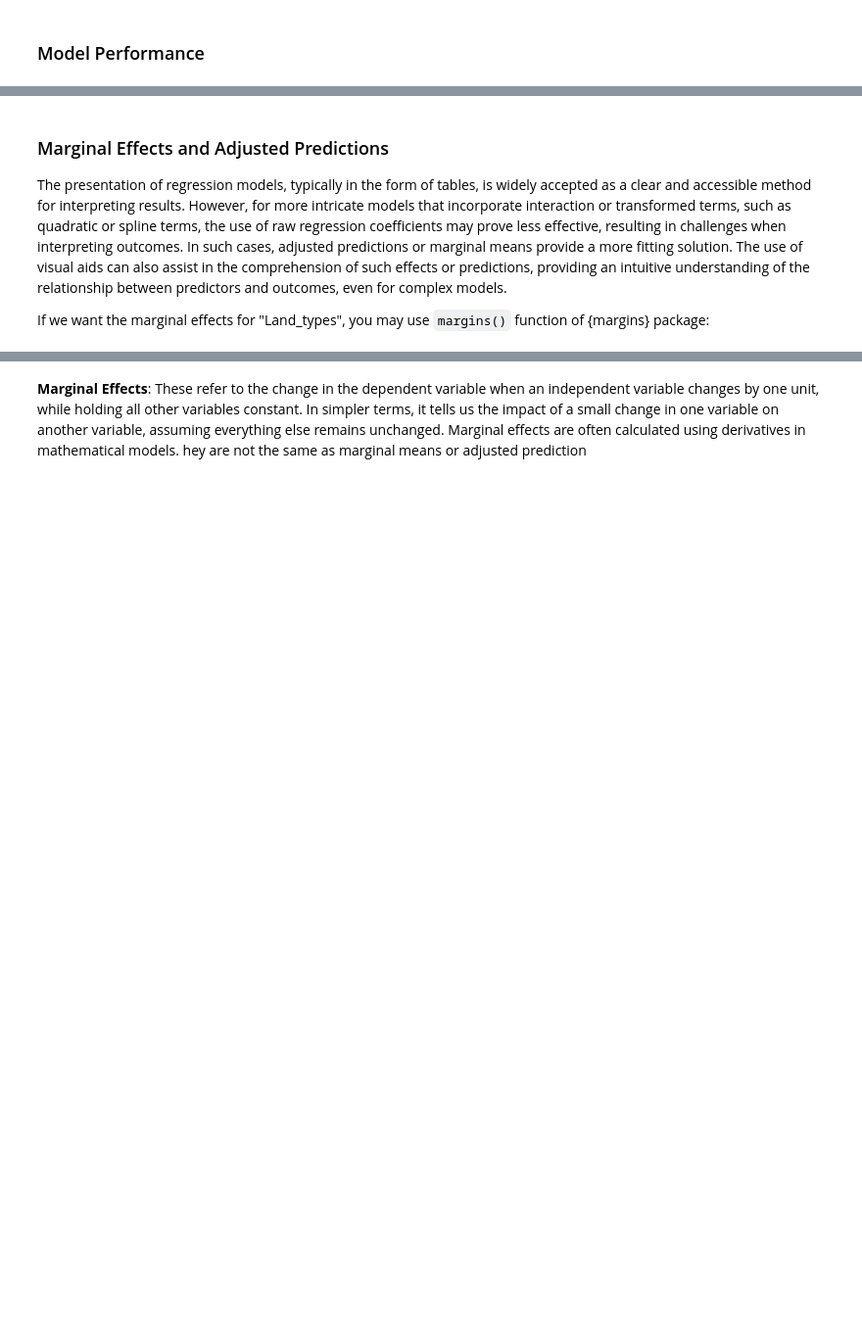
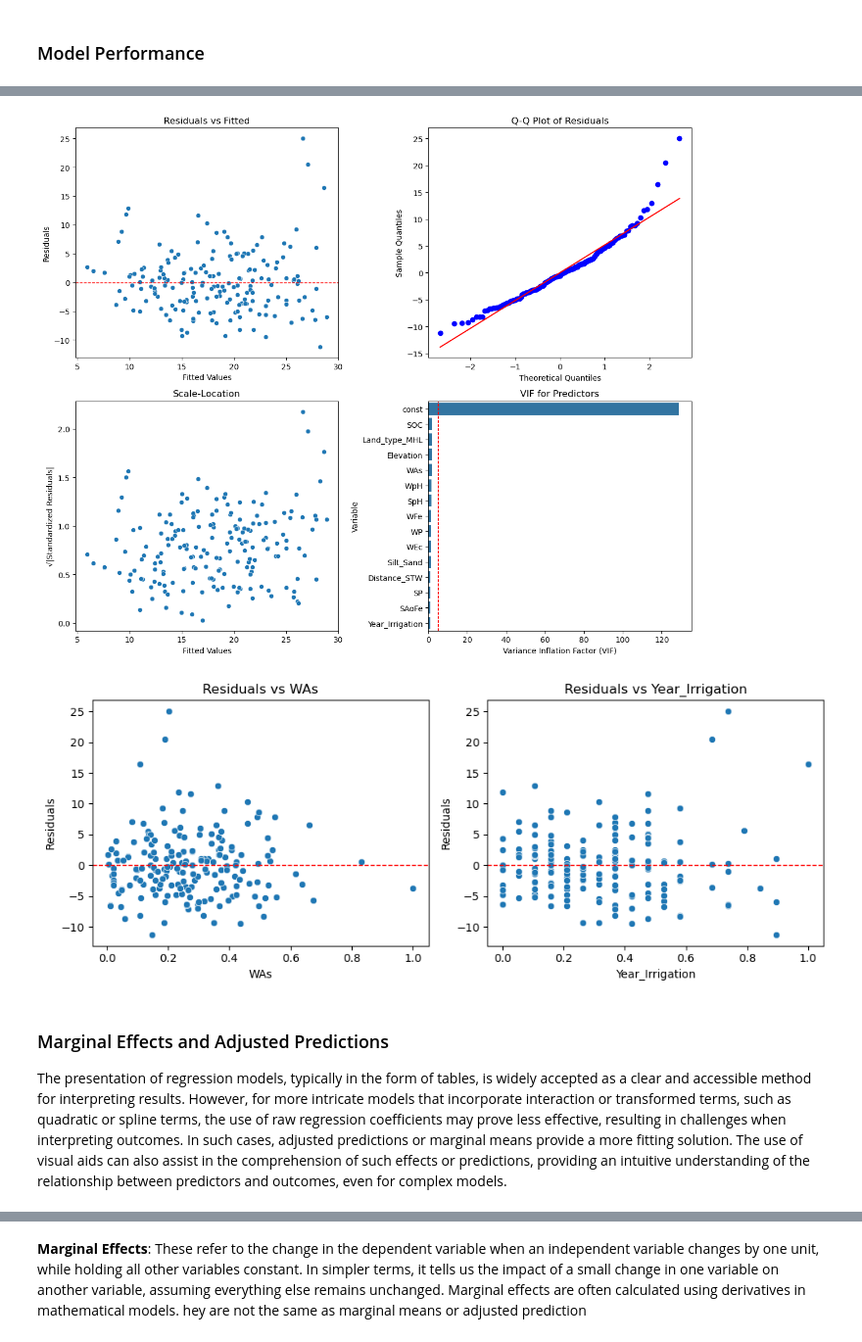
Before and after one commit to zia207/python-colab, a Jupyter notebook: NoteBook/Advance_Regression/01_Generalized_Linear_Models/02-01-01-glm-regression-python.ipynb, the cells around one changed output, grey strips where cells are left out. Shown at 98% size. Cells and saved outputs as stored; diff of their text form; code cells hidden in the pictures; blank space fills up the shorter version.

```diff
--- a/NoteBook/Advance_Regression/01_Generalized_Linear_Models/02-01-01-glm-regression-python.ipynb
+++ b/NoteBook/Advance_Regression/01_Generalized_Linear_Models/02-01-01-glm-regression-python.ipynb
@@ -754,6 +693,73 @@ Estimated dispersion parameter = 25.04
+# %%
+import pandas as pd
+import numpy as np
+import statsmodels.api as sm
+import matplotlib.pyplot as plt
+import seaborn as sns
+from statsmodels.stats.outliers_influence import variance_inflation_factor
+from scipy import stats
+
+
+
+# Get fitted values and residuals
+y_pred = fit_glm.fittedvalues
+residuals = y_train - y_pred
+standardized_residuals = residuals / np.std(residuals)
+
+# Create subplots for diagnostic plots
+fig = plt.figure(figsize=(12, 10))
+
+# 1. Residuals vs Fitted Values (Linearity and Homoscedasticity)
+ax1 = fig.add_subplot(221)
+sns.scatterplot(x=y_pred, y=residuals, ax=ax1)
+ax1.axhline(0, color='red', linestyle='--', linewidth=1)
+ax1.set_xlabel('Fitted Values')
+ax1.set_ylabel('Residuals')
+ax1.set_title('Residuals vs Fitted')
+
+# 2. Q-Q Plot (Normality)
+ax2 = fig.add_subplot(222)
+stats.probplot(residuals, dist="norm", plot=ax2)
+ax2.set_title('Q-Q Plot of Residuals')
+ax2.set_xlabel('Theoretical Quantiles')
+ax2.set_ylabel('Sample Quantiles')
+
+# 3. Scale-Location Plot (Homoscedasticity)
+ax3 = fig.add_subplot(223)
+sns.scatterplot(x=y_pred, y=np.sqrt(np.abs(standardized_residuals)), ax=ax3)
+ax3.set_xlabel('Fitted Values')
+ax3.set_ylabel('√|Standardized Residuals|')
+ax3.set_title('Scale-Location')
+
+# 4. VIF Plot (Multicollinearity)
+vif_data = pd.DataFrame()
+vif_data['Variable'] = X_train.columns
+vif_data['VIF'] = [variance_inflation_factor(X_train.values, i) for i in range(X_train.shape[1])]
+ax4 = fig.add_subplot(224)
+sns.barplot(x='VIF', y='Variable', data=vif_data.sort_values('VIF', ascending=False), ax=ax4)
+ax4.axvline(5, color='red', linestyle='--', linewidth=1)  # Common VIF threshold
+ax4.set_xlabel('Variance Inflation Factor (VIF)')
+ax4.set_title('VIF for Predictors')
+
+plt.tight_layout()
+plt.show()
+
+# Optional: Residuals vs Key Predictors (e.g., WAs, Year_Irrigation)
+fig, axes = plt.subplots(1, 2, figsize=(10, 4))
+key_predictors = ['WAs', 'Year_Irrigation']
+for i, predictor in enumerate(key_predictors):
+    if predictor in X_train.columns:
+        sns.scatterplot(x=X_train[predictor], y=residuals, ax=axes[i])
+        axes[i].axhline(0, color='red', linestyle='--', linewidth=1)
+        axes[i].set_xlabel(predictor)
+        axes[i].set_ylabel('Residuals')
+        axes[i].set_title(f'Residuals vs {predictor}')
+plt.tight_layout()
+plt.show()
+# %% [output]
+[figure, added]
+[figure, added]
 # %% [markdown]
 ### Marginal Effects and Adjusted Predictions
 
 The presentation of regression models, typically in the form of tables, is widely accepted as a clear and accessible method for interpreting results. However, for more intricate models that incorporate interaction or transformed terms, such as quadratic or spline terms, the use of raw regression coefficients may prove less effective, resulting in challenges when interpreting outcomes. In such cases, adjusted predictions or marginal means provide a more fitting solution. The use of visual aids can also assist in the comprehension of such effects or predictions, providing an intuitive understanding of the relationship between predictors and outcomes, even for complex models.
-
-If we want the marginal effects for "Land_types", you may use `margins()` function of {margins} package:
```
Also changed, not shown: parts of 133 cells of this notebook.
